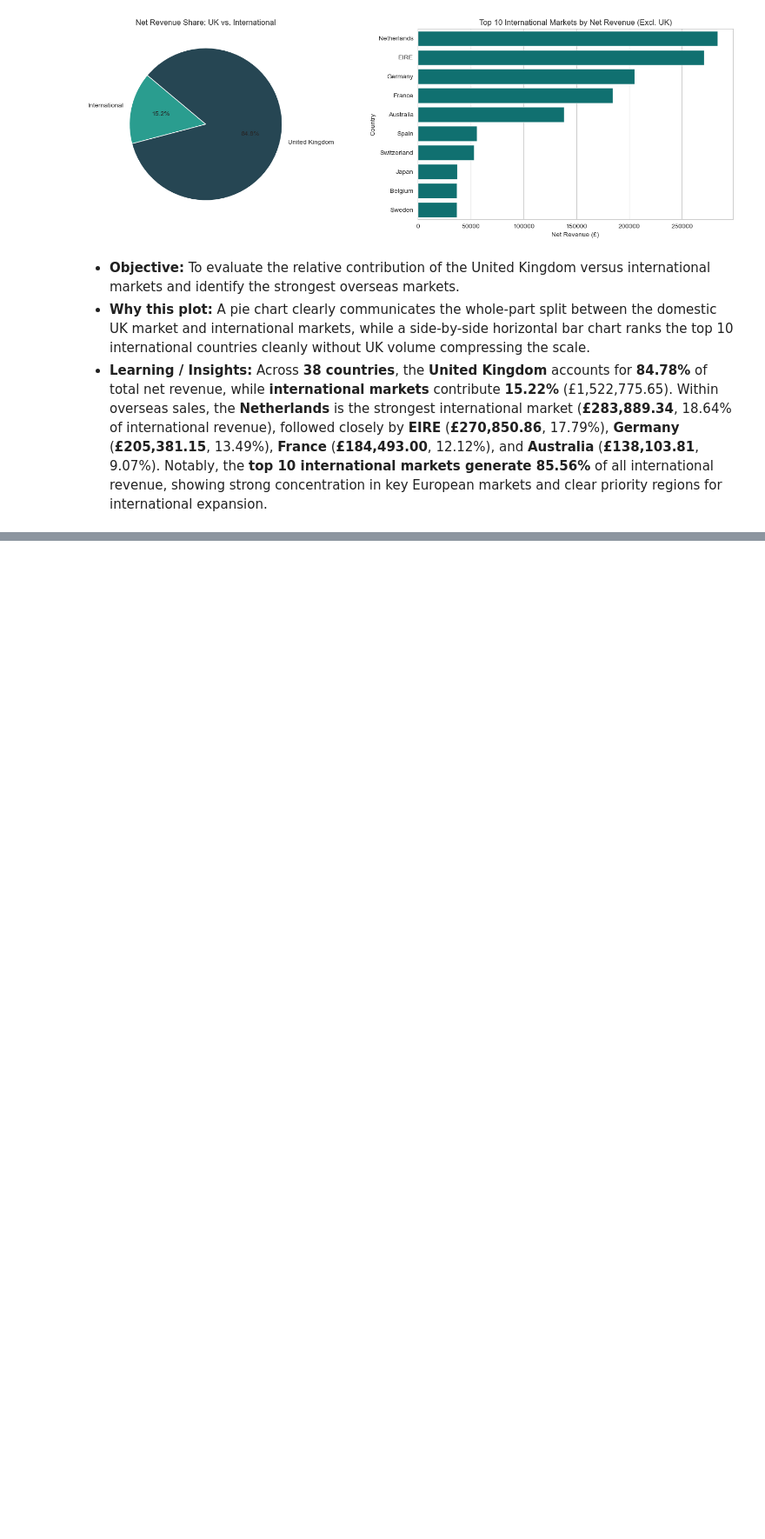
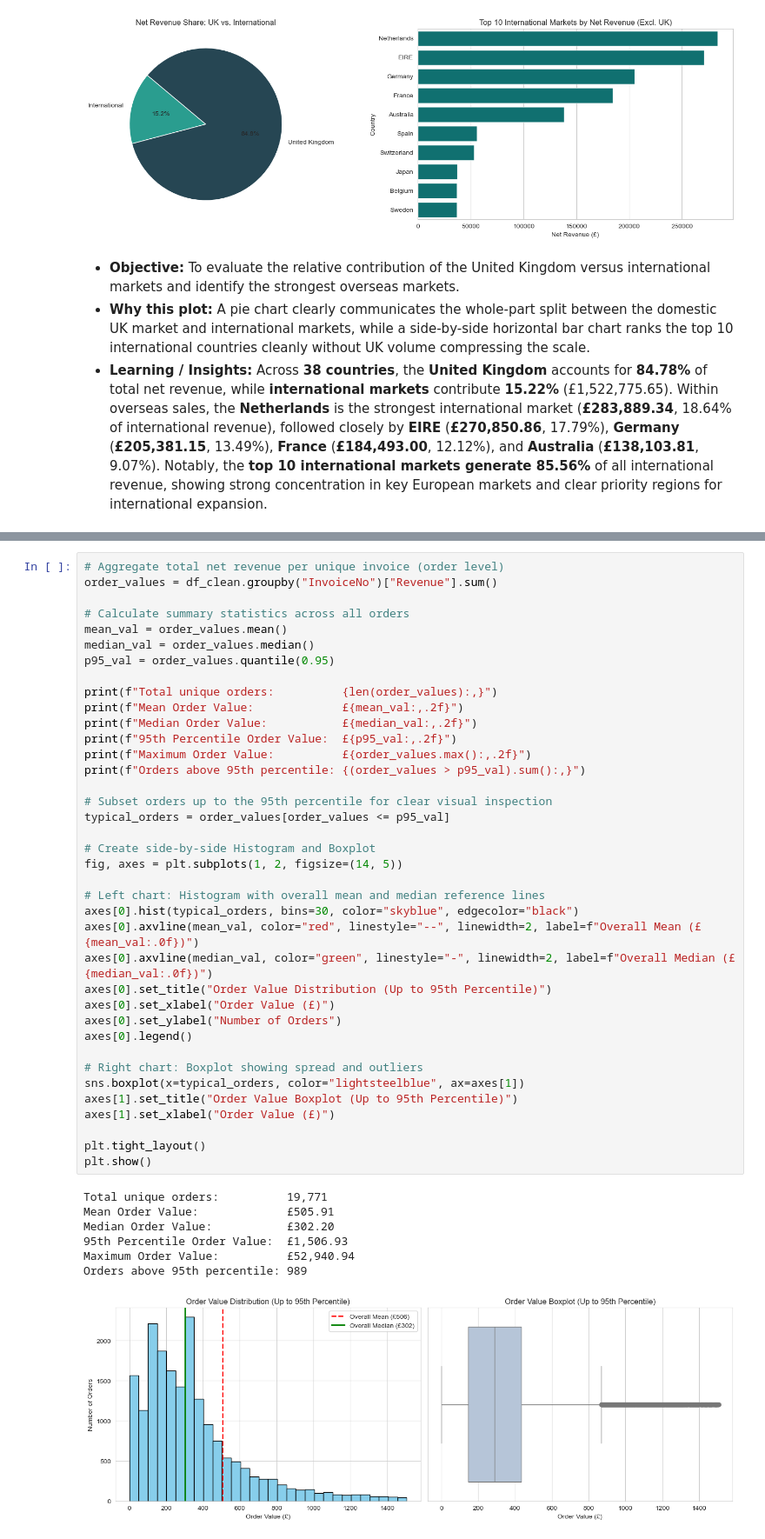
Before and after one commit to CCT-Dublin/CA2_Data_Visualisation_and_Communication_Caio_Jacob_2023168, a Jupyter notebook: CA2_Online_Retail_Analysis.ipynb, the cells around one changed output, grey strips where cells are left out. Shown at 87% size. Saved outputs shown, nothing was run; the diff lists cells and outputs as text; blank space fills up the shorter version.

Commit message:
feat(eda): add order value distribution and customer concentration analysis

```diff
--- a/CA2_Online_Retail_Analysis.ipynb
+++ b/CA2_Online_Retail_Analysis.ipynb
@@ -921,0 +925,46 @@ Top 10 international markets share of international revenue: 85.56%
+# %%
+# Aggregate total net revenue per unique invoice (order level)
+order_values = df_clean.groupby("InvoiceNo")["Revenue"].sum()
+
+# Calculate summary statistics across all orders
+mean_val = order_values.mean()
+median_val = order_values.median()
+p95_val = order_values.quantile(0.95)
+
+print(f"Total unique orders:          {len(order_values):,}")
+print(f"Mean Order Value:             £{mean_val:,.2f}")
+print(f"Median Order Value:           £{median_val:,.2f}")
+print(f"95th Percentile Order Value:  £{p95_val:,.2f}")
+print(f"Maximum Order Value:          £{order_values.max():,.2f}")
+print(f"Orders above 95th percentile: {(order_values > p95_val).sum():,}")
+
+# Subset orders up to the 95th percentile for clear visual inspection
+typical_orders = order_values[order_values <= p95_val]
+
+# Create side-by-side Histogram and Boxplot
+fig, axes = plt.subplots(1, 2, figsize=(14, 5))
+
+# Left chart: Histogram with overall mean and median reference lines
+axes[0].hist(typical_orders, bins=30, color="skyblue", edgecolor="black")
+axes[0].axvline(mean_val, color="red", linestyle="--", linewidth=2, label=f"Overall Mean (£{mean_val:.0f})")
+axes[0].axvline(median_val, color="green", linestyle="-", linewidth=2, label=f"Overall Median (£{median_val:.0f})")
+axes[0].set_title("Order Value Distribution (Up to 95th Percentile)")
+axes[0].set_xlabel("Order Value (£)")
+axes[0].set_ylabel("Number of Orders")
+axes[0].legend()
+
+# Right chart: Boxplot showing spread and outliers
+sns.boxplot(x=typical_orders, color="lightsteelblue", ax=axes[1])
+axes[1].set_title("Order Value Boxplot (Up to 95th Percentile)")
+axes[1].set_xlabel("Order Value (£)")
+
+plt.tight_layout()
+plt.show()
+# %% [output]
+Total unique orders:          19,771
+Mean Order Value:             £505.91
+Median Order Value:           £302.20
+95th Percentile Order Value:  £1,506.93
+Maximum Order Value:          £52,940.94
+Orders above 95th percentile: 989
+[figure, added]
```
Also changed, not shown: parts of 5 cells of this notebook.
